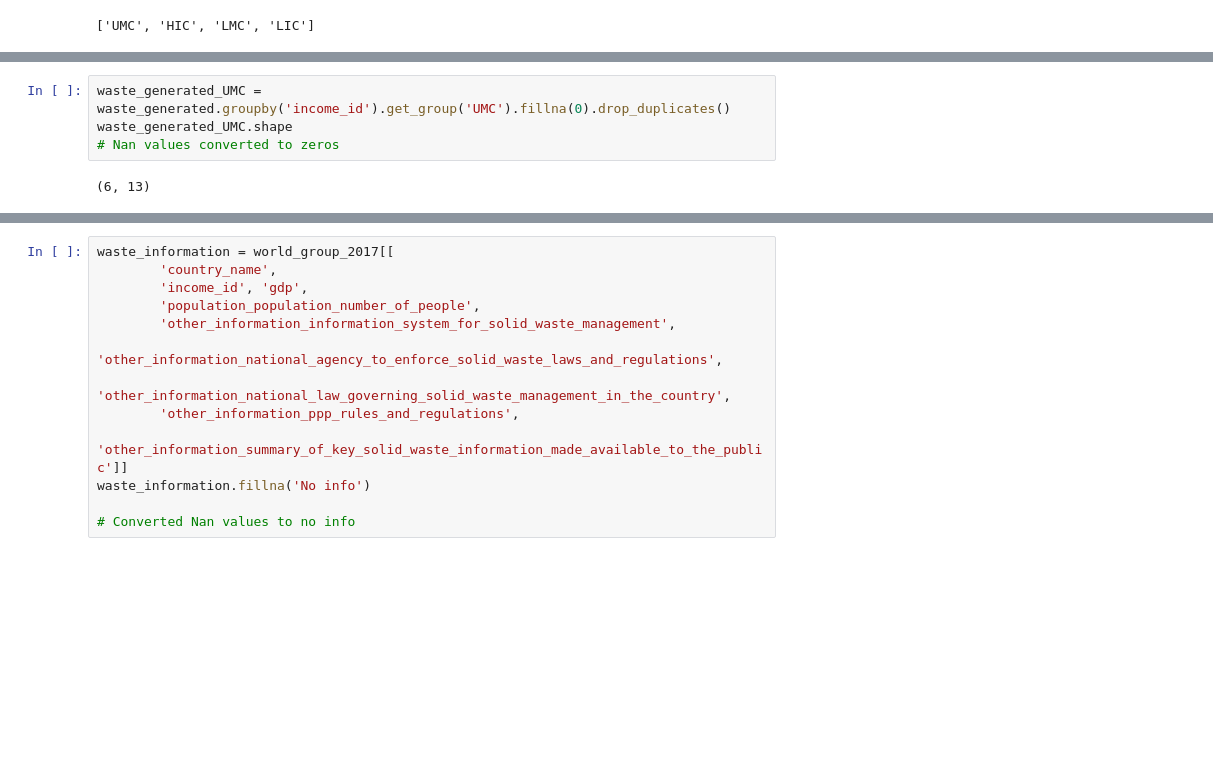
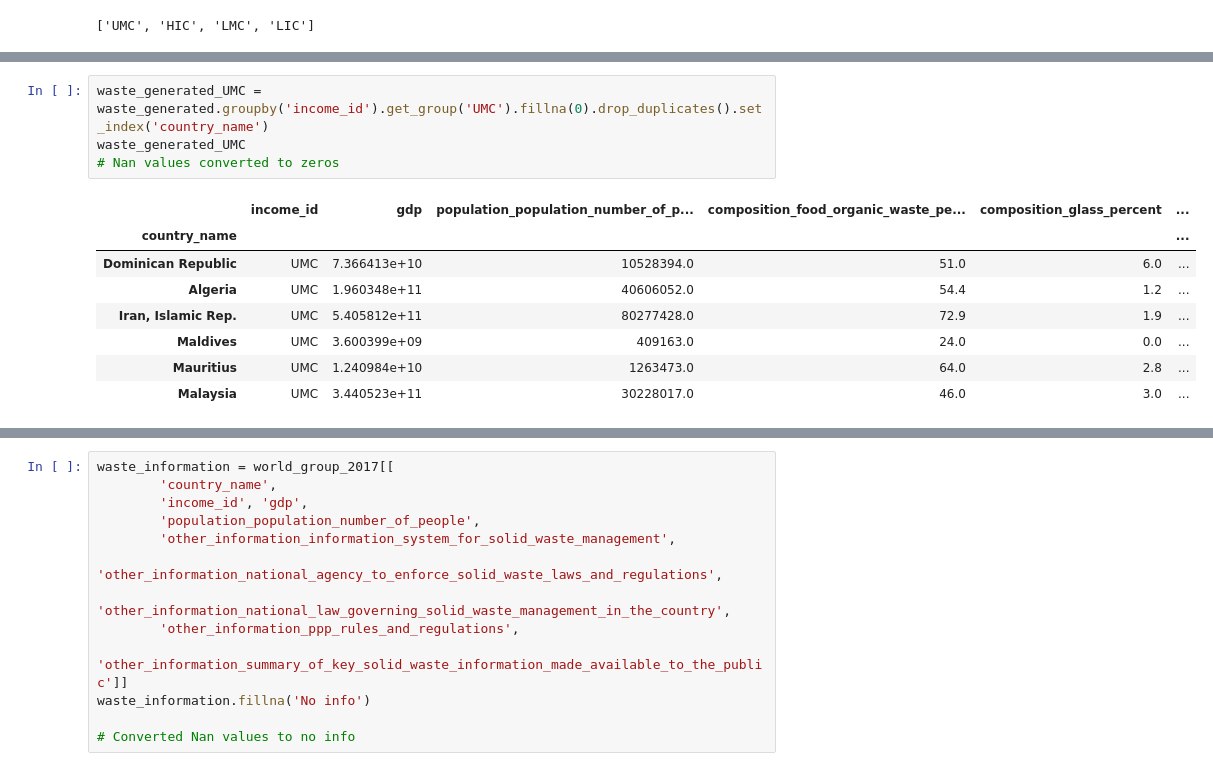
Before and after one commit to ShilpaMuralidhar/WasteManagement, a Jupyter notebook: Data_Science/Data cleaning.ipynb, the cells around one changed output, grey strips where cells are left out. Drawn from its saved outputs; the diff is of its cells as text; blank space fills up the shorter version.

```diff
--- a/Data_Science/Data cleaning.ipynb
+++ b/Data_Science/Data cleaning.ipynb
@@ -258,6 +282,13 @@ waste_generated_LMC
 # %%
-waste_generated_UMC = waste_generated.groupby('income_id').get_group('UMC').fillna(0).drop_duplicates()
-waste_generated_UMC.shape
+waste_generated_UMC = waste_generated.groupby('income_id').get_group('UMC').fillna(0).drop_duplicates().set_index('country_name')
+waste_generated_UMC
 # Nan values converted to zeros
 # %% [output]
-(6, 13)
+|  | income_id | gdp | population_population_number_of_p... | composition_food_organic_waste_pe... | composition_glass_percent | ... |
+| country_name |  |  |  |  |  | ... |
+| Dominican Republic | UMC | 7.366413e+10 | 10528394.0 | 51.0 | 6.0 | ... |
+| Algeria | UMC | 1.960348e+11 | 40606052.0 | 54.4 | 1.2 | ... |
+| Iran, Islamic Rep. | UMC | 5.405812e+11 | 80277428.0 | 72.9 | 1.9 | ... |
+| Maldives | UMC | 3.600399e+09 | 409163.0 | 24.0 | 0.0 | ... |
+| Mauritius | UMC | 1.240984e+10 | 1263473.0 | 64.0 | 2.8 | ... |
+| Malaysia | UMC | 3.440523e+11 | 30228017.0 | 46.0 | 3.0 | ... |
```
Also changed, not shown: parts of 11 cells of this notebook.
